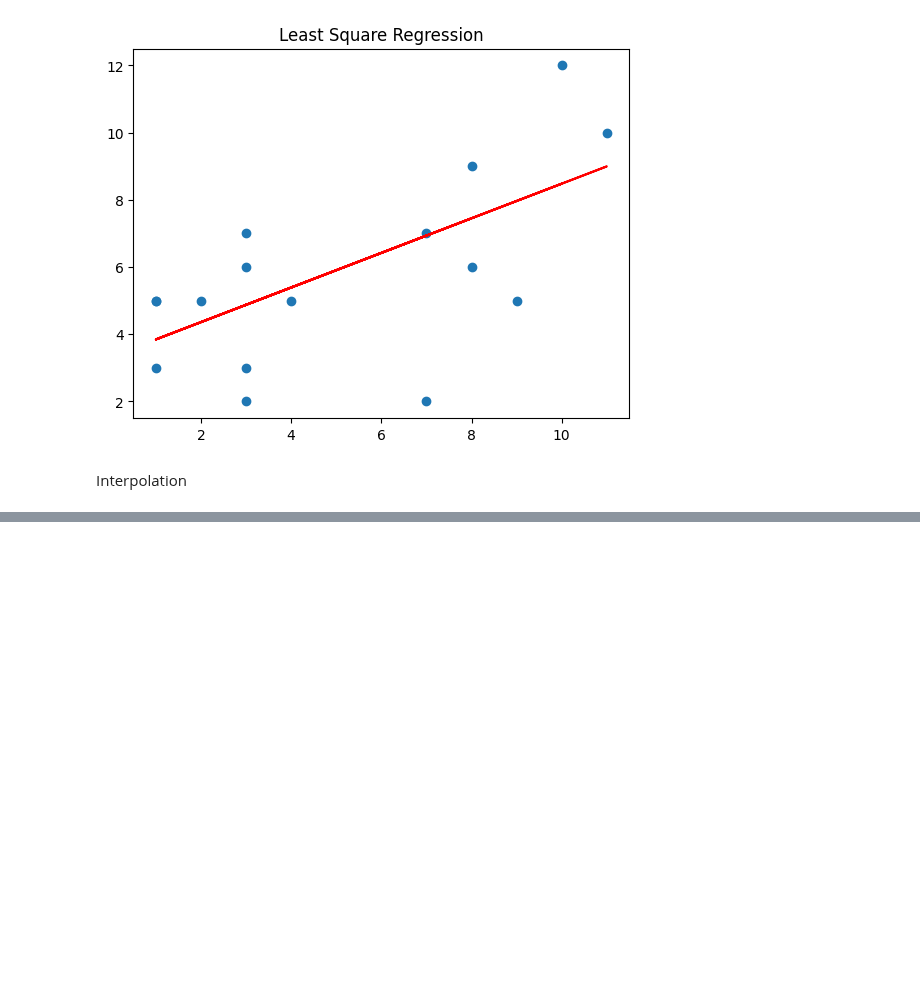
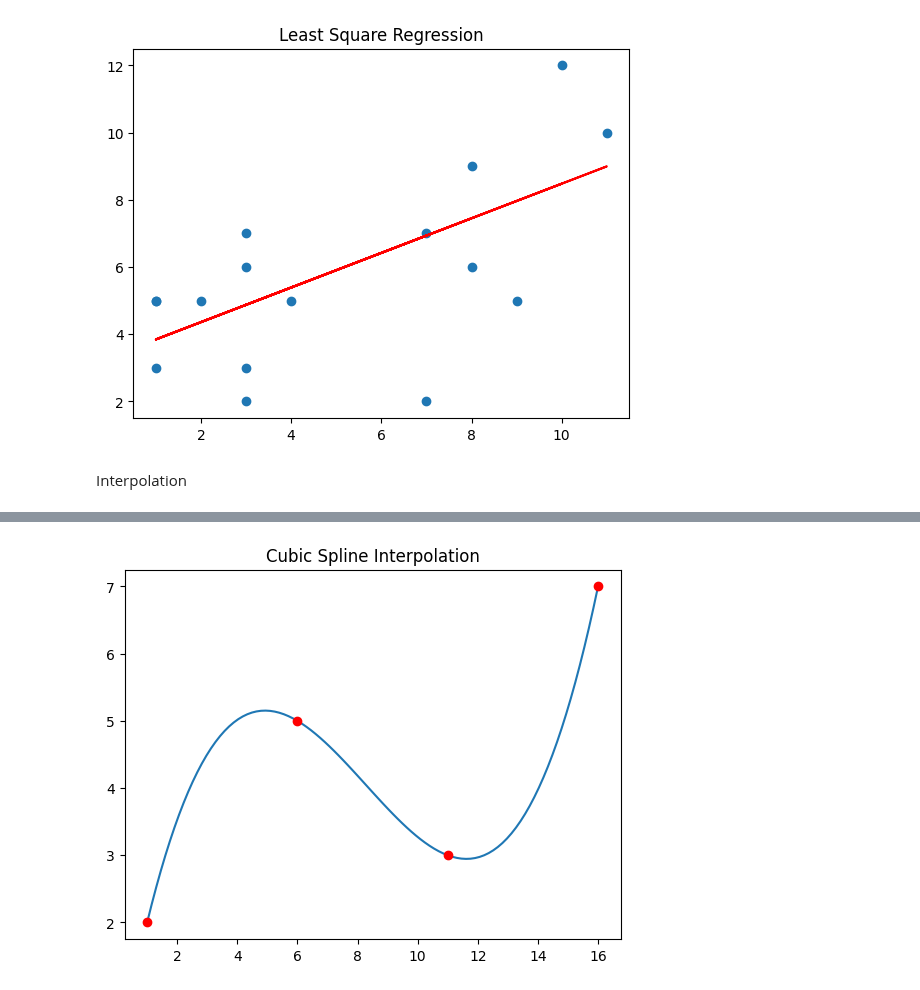
Before and after one commit to shackiru/Scientific-Computing, a Jupyter notebook: Session 03/plotting.ipynb, the cells around one changed output, grey strips where cells are left out. Cells and saved outputs as stored; diff of their text form; code cells hidden in the pictures; blank space fills up the shorter version.

```diff
--- a/Session 03/plotting.ipynb
+++ b/Session 03/plotting.ipynb
@@ -65,0 +68,14 @@ plt.show()
+# %%
+x = [1, 6, 11, 16 ]
+y  = [2, 5, 3, 7 ]
+
+x_baru = np.linspace(x[0], x[-1:], 100)
+functionCubic = CubicSpline(x, y, bc_type="natural")
+y_baru = functionCubic(x_baru)
+
+plt.title("Cubic Spline Interpolation")
+plt.plot(x_baru, y_baru)
+plt.plot(x, y, 'ro')
+plt.show()
+# %% [output]
+[figure, added]
```
Also changed, not shown: parts of 1 cell of this notebook.
